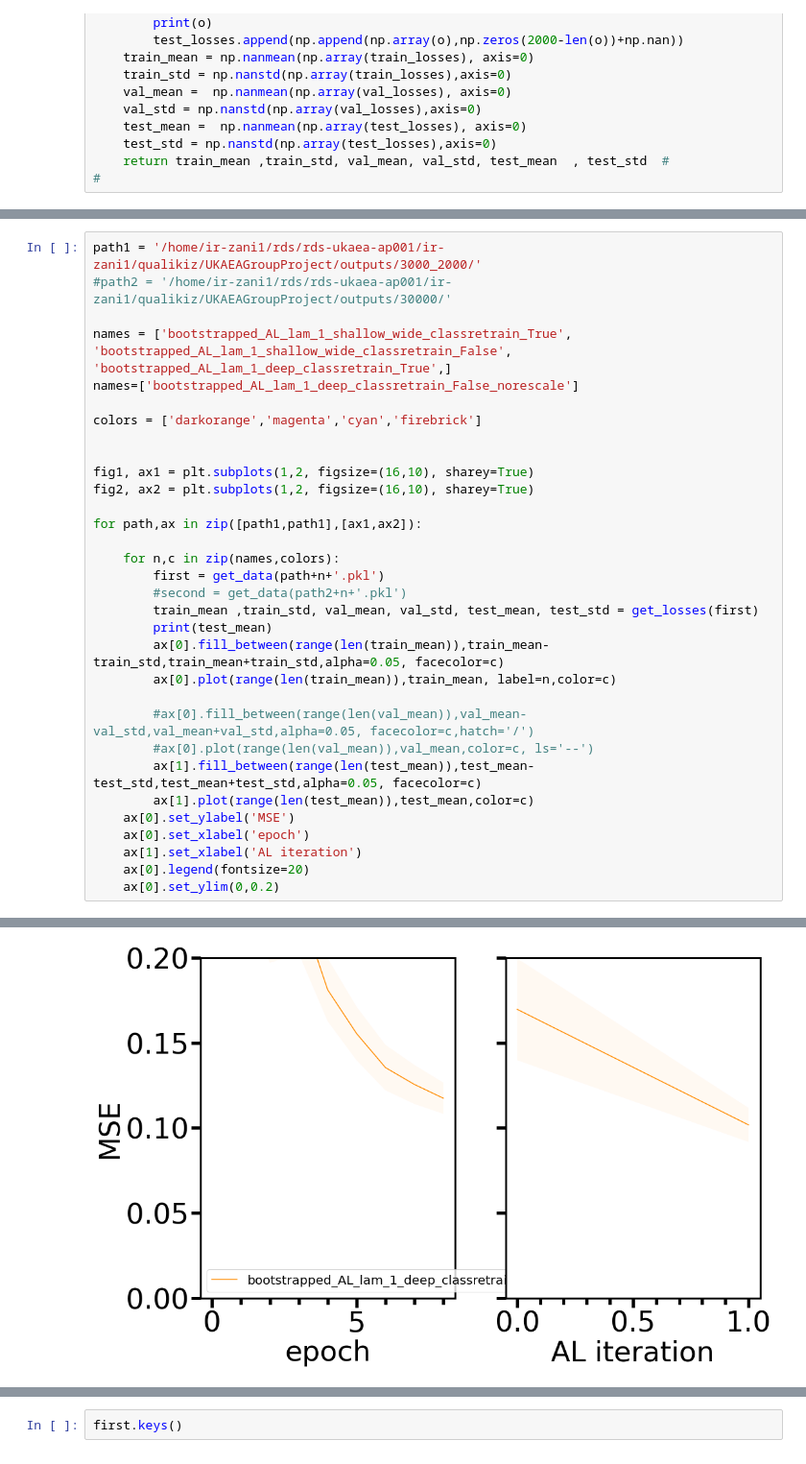
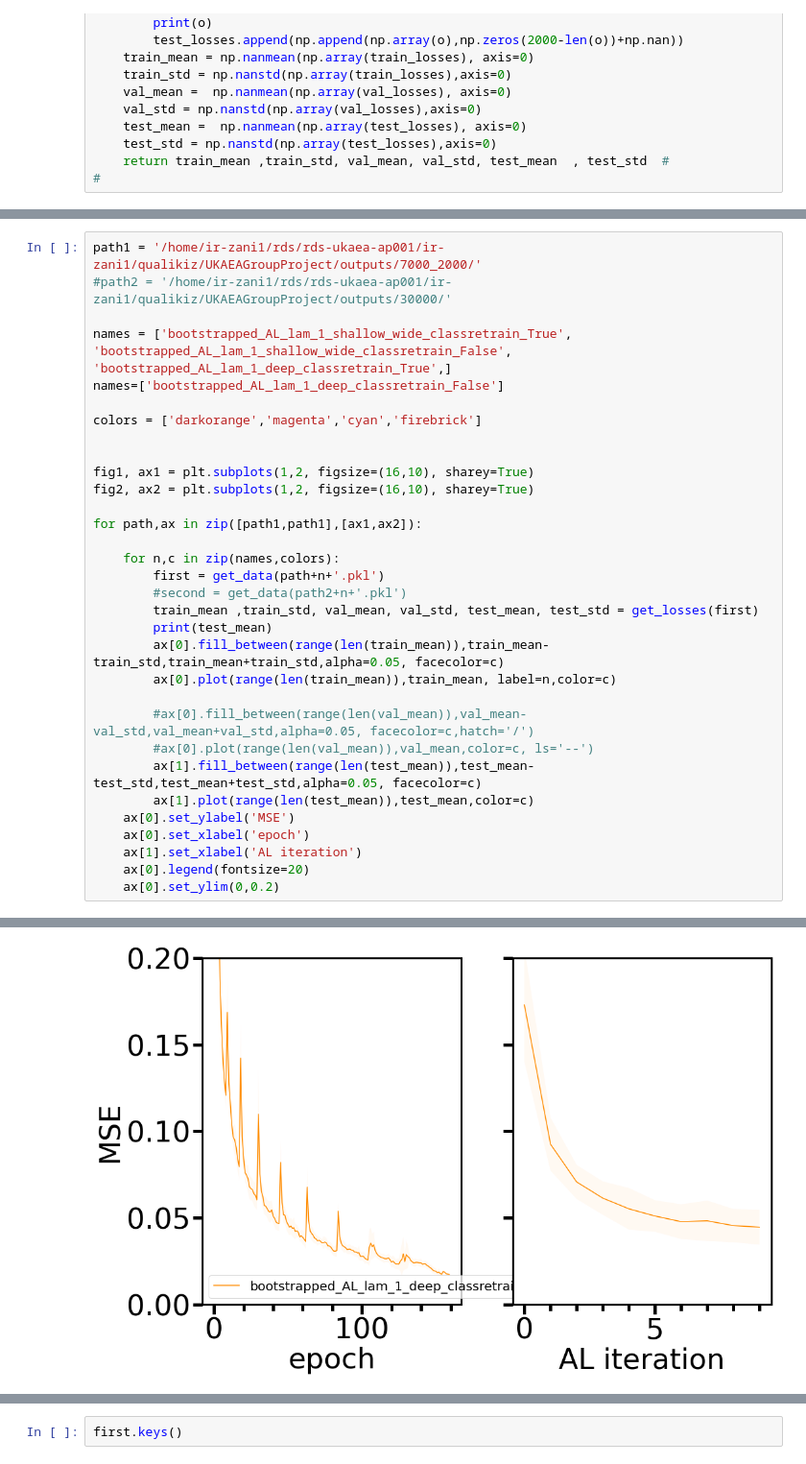
Before and after one commit to zcapjdb/UKAEAGroupProject, a Jupyter notebook: src/notebooks/pipeline_notebooks/outputs1.ipynb, the cells around one changed output, grey strips where cells are left out. Shown at 96% size. Cells and saved outputs as stored; diff of their text form.

```diff
--- a/src/notebooks/pipeline_notebooks/outputs1.ipynb
+++ b/src/notebooks/pipeline_notebooks/outputs1.ipynb
@@ -77,11 +100,11 @@ def get_losses(dic):
 # %%
-path1 = '/home/ir-zani1/rds/rds-ukaea-ap001/ir-zani1/qualikiz/UKAEAGroupProject/outputs/3000_2000/'
+path1 = '/home/ir-zani1/rds/rds-ukaea-ap001/ir-zani1/qualikiz/UKAEAGroupProject/outputs/7000_2000/'
 #path2 = '/home/ir-zani1/rds/rds-ukaea-ap001/ir-zani1/qualikiz/UKAEAGroupProject/outputs/30000/'
 
 names = ['bootstrapped_AL_lam_1_shallow_wide_classretrain_True',
 'bootstrapped_AL_lam_1_shallow_wide_classretrain_False',
 'bootstrapped_AL_lam_1_deep_classretrain_True',]
-names=['bootstrapped_AL_lam_1_deep_classretrain_False_norescale']
+names=['bootstrapped_AL_lam_1_deep_classretrain_False']
 
 colors = ['darkorange','magenta','cyan','firebrick']
 
@@ -129 +152 @@ for path,ax in zip([path1,path1],[ax1,ax2]):
-[figure, old version]
+[figure, new version]
```
Also changed, not shown: parts of 2 cells of this notebook, 2 other files.
